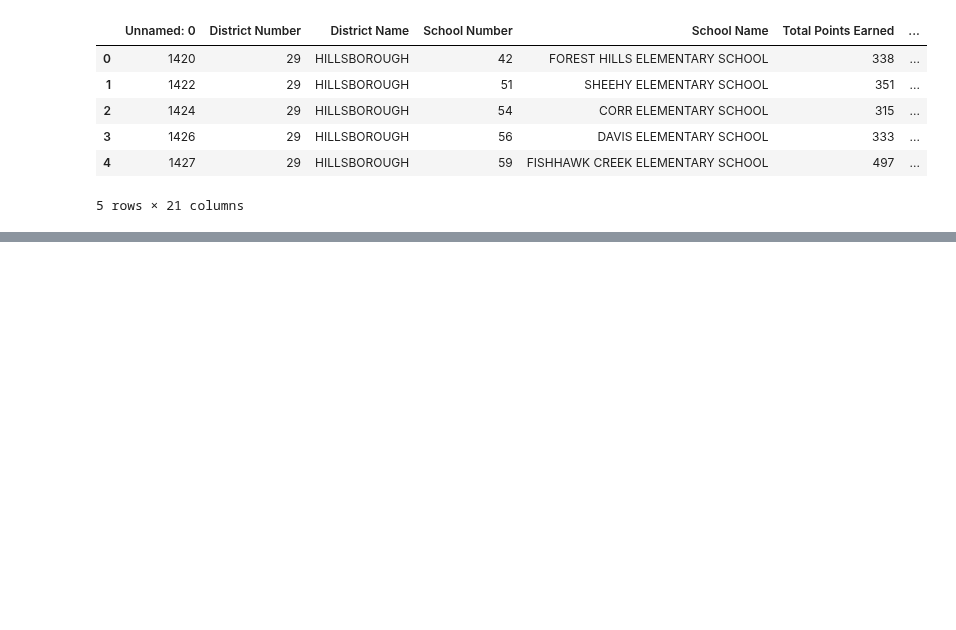
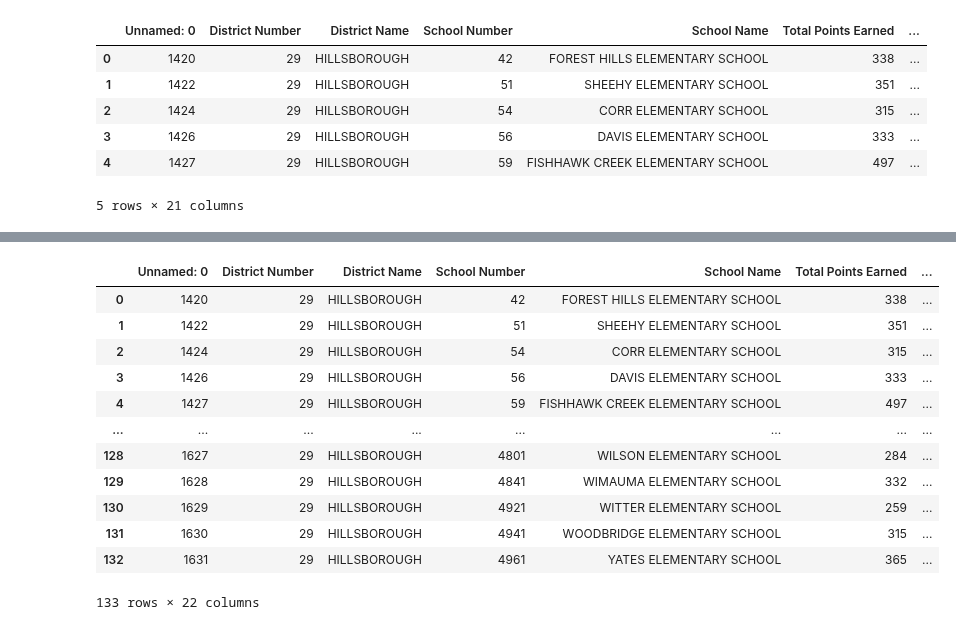
Before and after one commit to gregb23/Project1_Group4, a Jupyter notebook: KS/school_visuals.ipynb, the cells around one changed output, grey strips where cells are left out. Cells and saved outputs as stored; diff of their text form; code cells hidden in the pictures; blank space fills up the shorter version.

```diff
--- a/KS/school_visuals.ipynb
+++ b/KS/school_visuals.ipynb
@@ -50,0 +69,8 @@ home_values
+# %%
+home_average = home_values.groupby(['ZipCode'])
+# home_average.mean().head(50)
+
+home_average_df = pd.DataFrame(home_average["PropertyValue"].mean())
+home_average_df = home_average_df.reset_index()
+
+home_average_df
@@ -50,0 +91,20 @@ home_values
+# %%
+# Add average property value to school dataframe
+for i, row in home_average_df.iterrows():
+    school_grades.loc[school_grades['ZIP'] == row['ZipCode'], "Avg Prop Value"] = row['PropertyValue']
+
+school_grades
+# %% [output]
+|  | Unnamed: 0 | District Number | District Name | School Number | School Name | Total Points Earned | ... |
+| 0 | 1420 | 29 | HILLSBOROUGH | 42 | FOREST HILLS ELEMENTARY SCHOOL | 338 | ... |
+| 1 | 1422 | 29 | HILLSBOROUGH | 51 | SHEEHY ELEMENTARY SCHOOL | 351 | ... |
+| 2 | 1424 | 29 | HILLSBOROUGH | 54 | CORR ELEMENTARY SCHOOL | 315 | ... |
+| 3 | 1426 | 29 | HILLSBOROUGH | 56 | DAVIS ELEMENTARY SCHOOL | 333 | ... |
+| 4 | 1427 | 29 | HILLSBOROUGH | 59 | FISHHAWK CREEK ELEMENTARY SCHOOL | 497 | ... |
+| ... | ... | ... | ... | ... | ... | ... | ... |
+| 128 | 1627 | 29 | HILLSBOROUGH | 4801 | WILSON ELEMENTARY SCHOOL | 284 | ... |
+| 129 | 1628 | 29 | HILLSBOROUGH | 4841 | WIMAUMA ELEMENTARY SCHOOL | 332 | ... |
+| 130 | 1629 | 29 | HILLSBOROUGH | 4921 | WITTER ELEMENTARY SCHOOL | 259 | ... |
+| 131 | 1630 | 29 | HILLSBOROUGH | 4941 | WOODBRIDGE ELEMENTARY SCHOOL | 315 | ... |
+| 132 | 1631 | 29 | HILLSBOROUGH | 4961 | YATES ELEMENTARY SCHOOL | 365 | ... |
+133 rows × 22 columns
```
Also changed, not shown: parts of 4 cells of this notebook.
